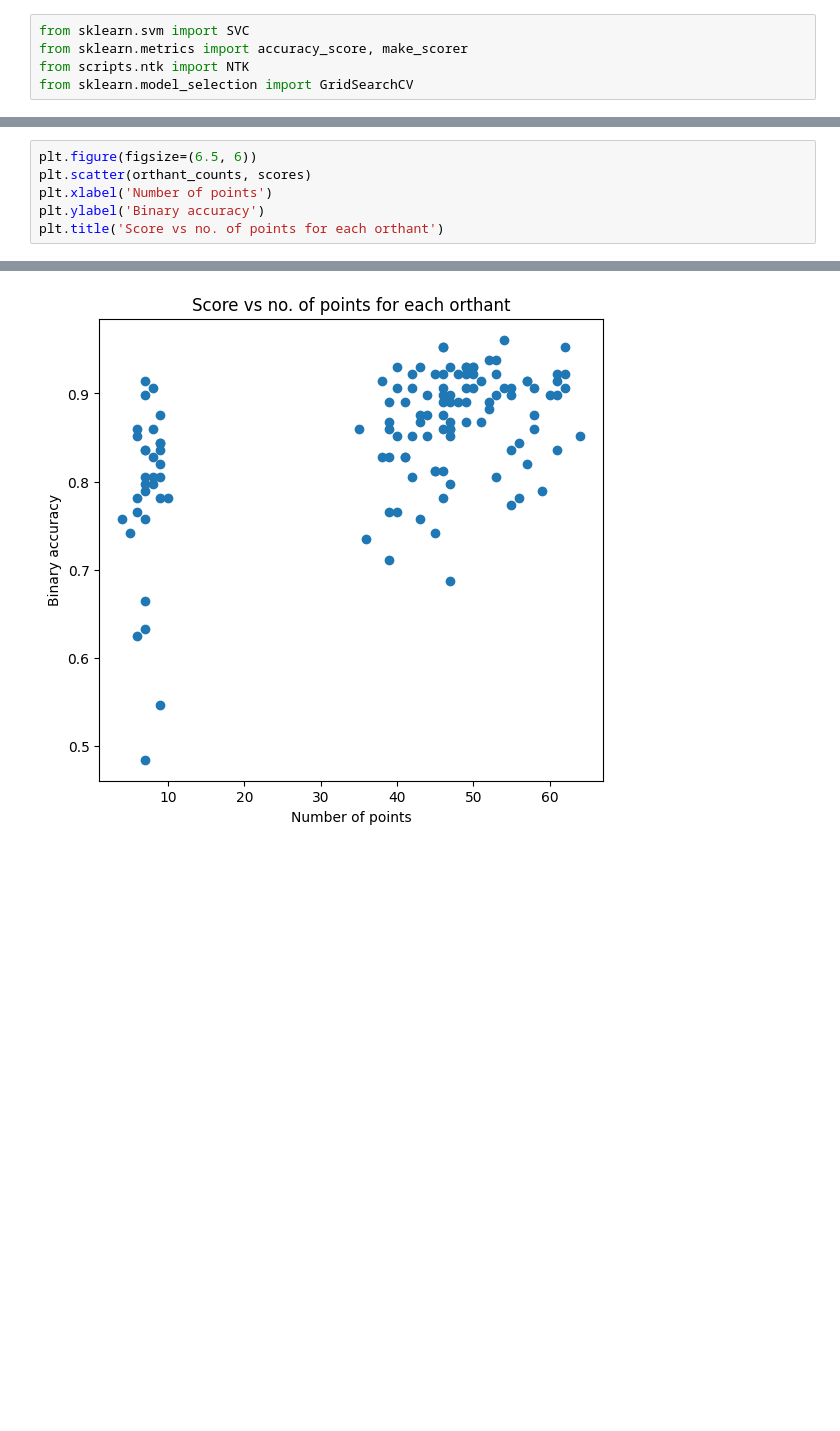
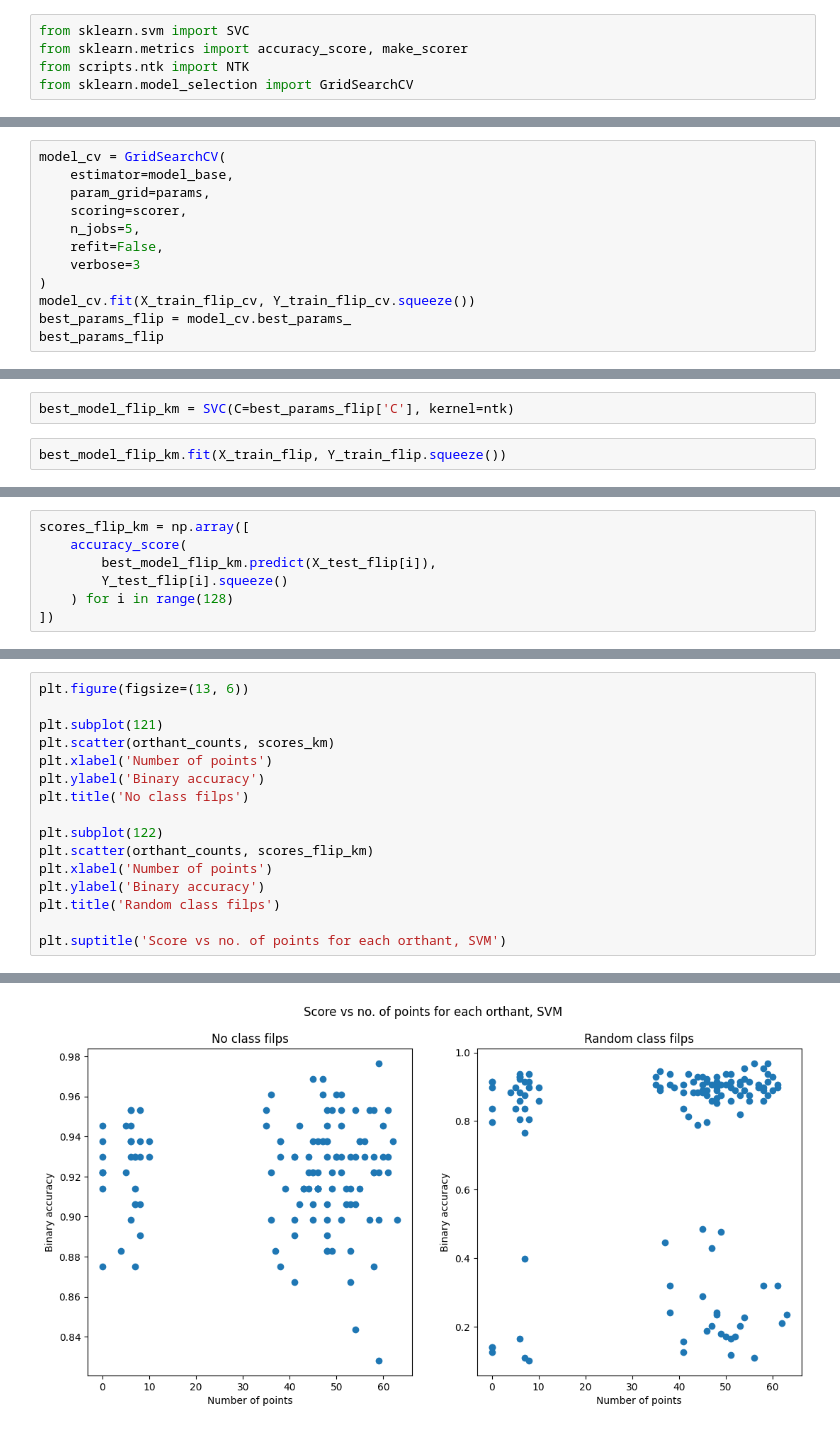
Before and after one commit to Bala-A87/UGRC, a Jupyter notebook: Code/orthants-symmetry.ipynb, the cells around one changed output, grey strips where cells are left out. Cells and saved outputs as stored; diff of their text form; blank space fills up the shorter version.

```diff
--- a/Code/orthants-symmetry.ipynb
+++ b/Code/orthants-symmetry.ipynb
@@ -525,0 +688,12 @@ scores = np.array([
+# %%
+model_cv = GridSearchCV(
+    estimator=model_base,
+    param_grid=params,
+    scoring=scorer,
+    n_jobs=5,
+    refit=False,
+    verbose=3
+)
+model_cv.fit(X_train_flip_cv, Y_train_flip_cv.squeeze())
+best_params_flip = model_cv.best_params_
+best_params_flip
@@ -525,0 +719,4 @@ scores = np.array([
+# %%
+best_model_flip_km = SVC(C=best_params_flip['C'], kernel=ntk)
+# %%
+best_model_flip_km.fit(X_train_flip, Y_train_flip.squeeze())
@@ -525,0 +732,7 @@ scores = np.array([
+# %%
+scores_flip_km = np.array([
+    accuracy_score(
+        best_model_flip_km.predict(X_test_flip[i]),
+        Y_test_flip[i].squeeze()
+    ) for i in range(128)
+])
@@ -526,7 +741,17 @@ scores = np.array([
 # %%
-plt.figure(figsize=(6.5, 6))
-plt.scatter(orthant_counts, scores)
+plt.figure(figsize=(13, 6))
+
+plt.subplot(121)
+plt.scatter(orthant_counts, scores_km)
 plt.xlabel('Number of points')
 plt.ylabel('Binary accuracy')
-plt.title('Score vs no. of points for each orthant')
+plt.title('No class filps')
+
+plt.subplot(122)
+plt.scatter(orthant_counts, scores_flip_km)
+plt.xlabel('Number of points')
+plt.ylabel('Binary accuracy')
+plt.title('Random class filps')
+
+plt.suptitle('Score vs no. of points for each orthant, SVM')
 # %% [output]
@@ -534,4 +759,4 @@ Text(0.5, 1.0, 'Score vs no. of points for each orthant')
-[figure, old version]
+[figure, new version]
 # %%
 from scipy.stats import pearsonr
 
```
Also changed, not shown: parts of 67 cells of this notebook.
